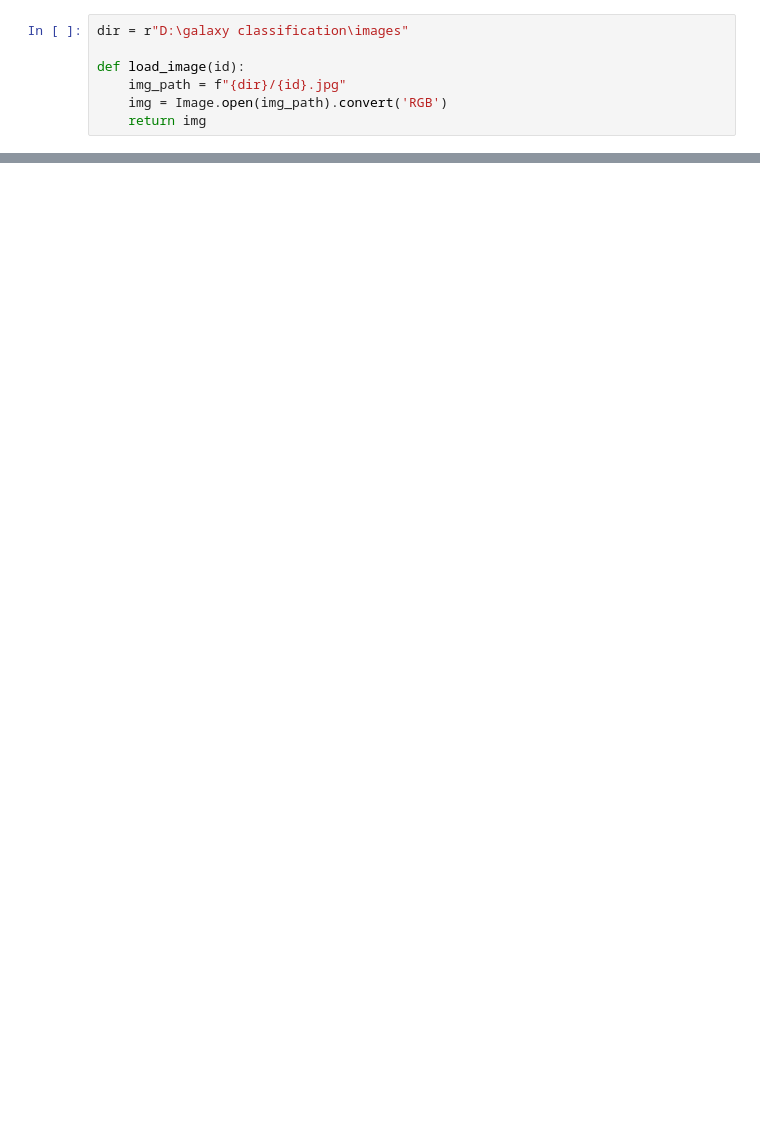
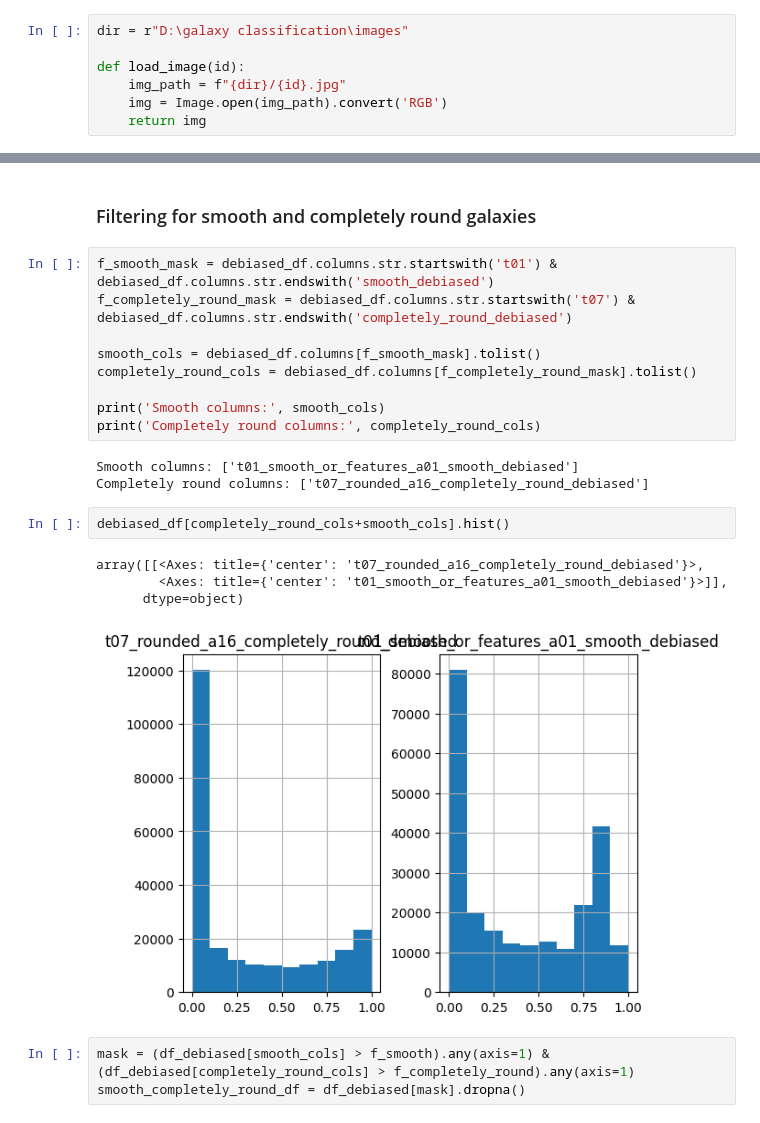
Before and after one commit to YubikNakarmi/galaxy-classification, a Jupyter notebook: notebooks/EDA.ipynb, the cells around one changed output, grey strips where cells are left out. Cells and saved outputs as stored; diff of their text form; blank space fills up the shorter version.

```diff
--- a/notebooks/EDA.ipynb
+++ b/notebooks/EDA.ipynb
@@ -52,0 +91,24 @@ display(img)
+# %% [markdown]
+### Filtering for smooth and completely round galaxies
+# %%
+f_smooth_mask = debiased_df.columns.str.startswith('t01') & debiased_df.columns.str.endswith('smooth_debiased')
+f_completely_round_mask = debiased_df.columns.str.startswith('t07') & debiased_df.columns.str.endswith('completely_round_debiased')
+
+smooth_cols = debiased_df.columns[f_smooth_mask].tolist()
+completely_round_cols = debiased_df.columns[f_completely_round_mask].tolist()
+
+print('Smooth columns:', smooth_cols)
+print('Completely round columns:', completely_round_cols)
+# %% [output]
+Smooth columns: ['t01_smooth_or_features_a01_smooth_debiased']
+Completely round columns: ['t07_rounded_a16_completely_round_debiased']
+# %%
+debiased_df[completely_round_cols+smooth_cols].hist()
+# %% [output]
+array([[<Axes: title={'center': 't07_rounded_a16_completely_round_debiased'}>,
+        <Axes: title={'center': 't01_smooth_or_features_a01_smooth_debiased'}>]],
+      dtype=object)
+[figure, added]
+# %%
+mask = (df_debiased[smooth_cols] > f_smooth).any(axis=1) & (df_debiased[completely_round_cols] > f_completely_round).any(axis=1)
+smooth_completely_round_df = df_debiased[mask].dropna()
```
Also changed, not shown: parts of 14 cells of this notebook, 3 other files.
